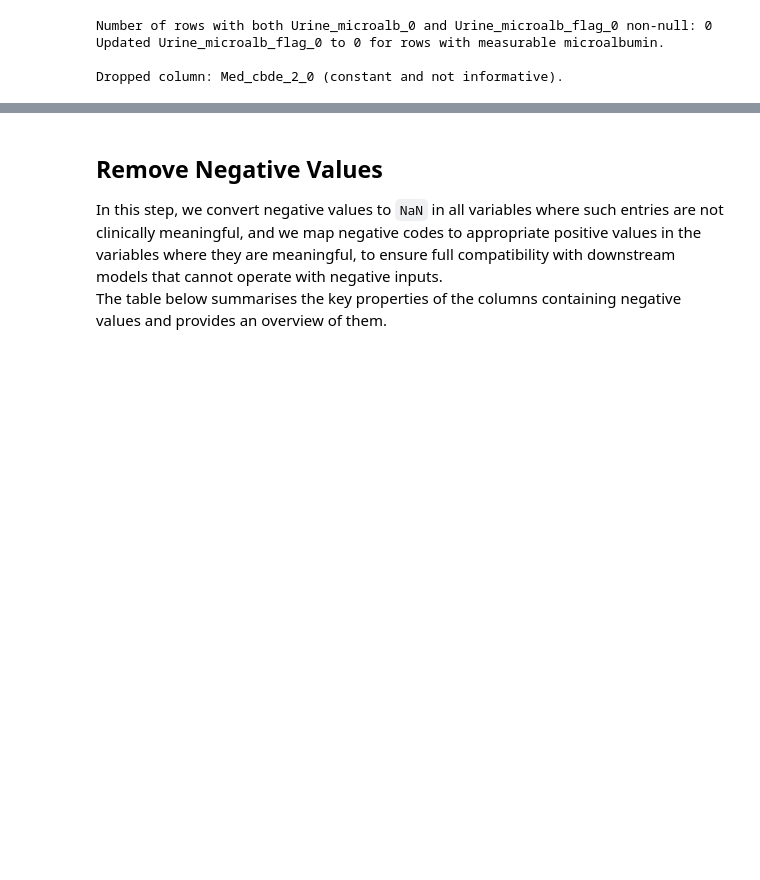
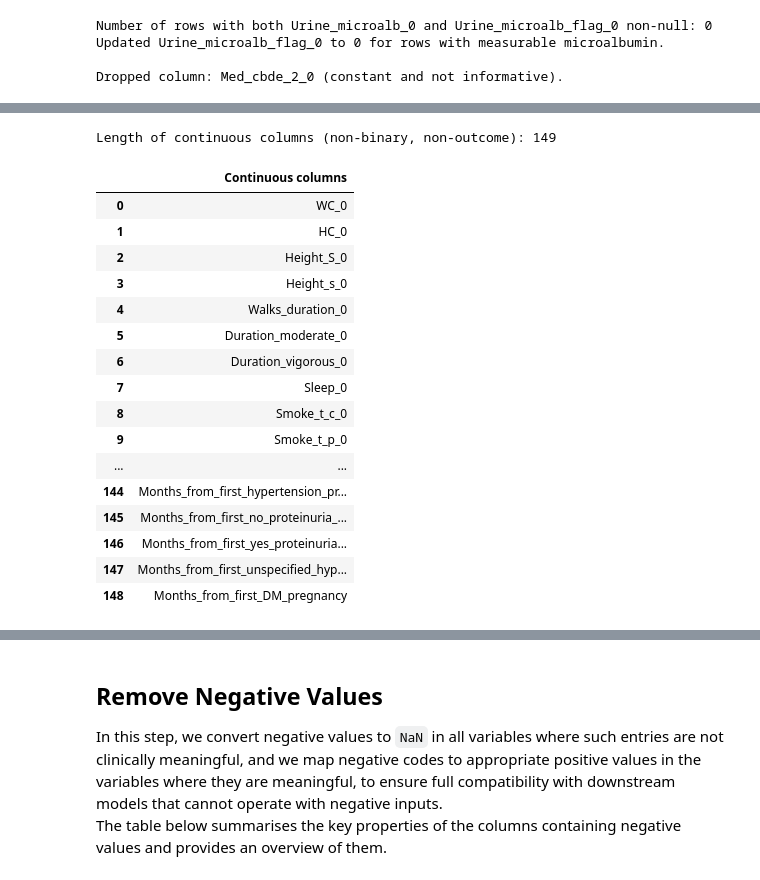
Before and after one commit to Angelido/clinical-data-encoding_vae, a Jupyter notebook: src/UKDataPreparation/cleaningData.ipynb, the cells around one changed output, grey strips where cells are left out. Cells and saved outputs as stored; diff of their text form; code cells hidden in the pictures; blank space fills up the shorter version.

```diff
--- a/src/UKDataPreparation/cleaningData.ipynb
+++ b/src/UKDataPreparation/cleaningData.ipynb
@@ -490,0 +803,36 @@ Dropped column: Med_cbde_2_0 (constant and not informative).
+# %%
+# Numeric columns only
+num_data = data.select_dtypes(include="number")
+
+# Distinct counts
+unique_counts = num_data.nunique()
+
+# Continuous variables (numeric with >2 distinct values)
+continuous_cols = unique_counts[unique_counts > 2].index.tolist()
+
+# Remove outcome columns
+continuous_cols = [col for col in continuous_cols if col not in out_cols]
+
+print("Length of continuous columns (non-binary, non-outcome):", len(continuous_cols))
+
+continuous_df = pd.DataFrame({"Continuous columns": continuous_cols})
+display_scrollable_dataframe(continuous_df, height=300)
+# %% [output]
+Length of continuous columns (non-binary, non-outcome): 149
+|  | Continuous columns |
+| 0 | WC_0 |
+| 1 | HC_0 |
+| 2 | Height_S_0 |
+| 3 | Height_s_0 |
+| 4 | Walks_duration_0 |
+| 5 | Duration_moderate_0 |
+| 6 | Duration_vigorous_0 |
+| 7 | Sleep_0 |
+| 8 | Smoke_t_c_0 |
+| 9 | Smoke_t_p_0 |
+| ... | ... |
+| 144 | Months_from_first_hypertension_pr... |
+| 145 | Months_from_first_no_proteinuria_... |
+| 146 | Months_from_first_yes_proteinuria... |
+| 147 | Months_from_first_unspecified_hyp... |
+| 148 | Months_from_first_DM_pregnancy |
```
Also changed, not shown: parts of 15 cells of this notebook.
